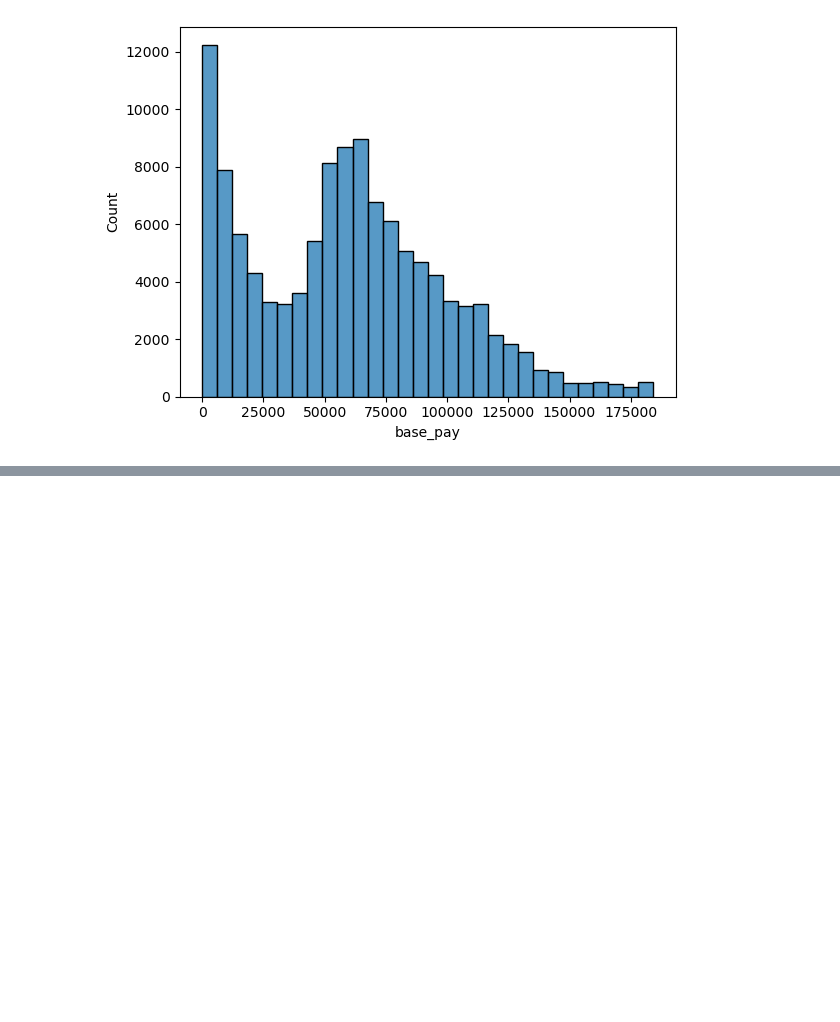
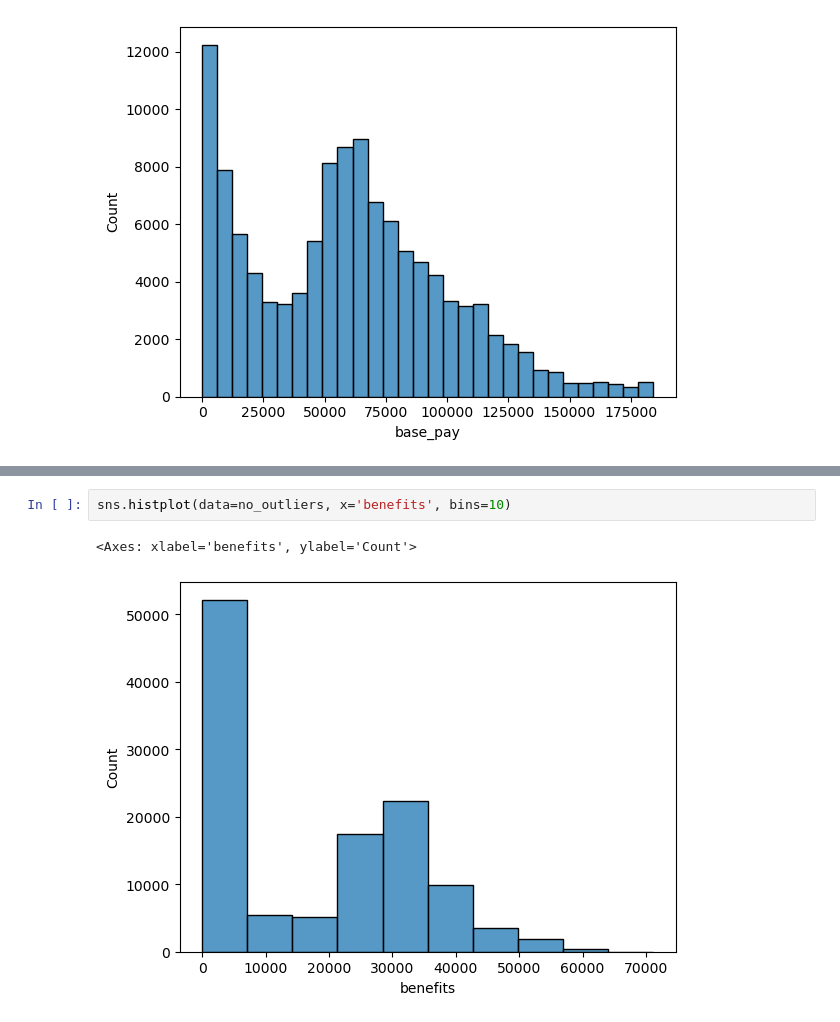
Before and after one commit to leiandrei/Salaries-Dataset-Cleaning-and-Aggregation, a Jupyter notebook: notebooks/analysis.ipynb, the cells around one changed output, grey strips where cells are left out. Drawn from its saved outputs; the diff is of its cells as text; blank space fills up the shorter version.

```diff
--- a/notebooks/analysis.ipynb
+++ b/notebooks/analysis.ipynb
@@ -214,0 +181,5 @@ sns.histplot(data=no_outliers, x='base_pay', bins=30)
+# %%
+sns.histplot(data=no_outliers, x='benefits', bins=10)
+# %% [output]
+<Axes: xlabel='benefits', ylabel='Count'>
+[figure, added]
```
Also changed, not shown: parts of 13 cells of this notebook, 1 other file.
